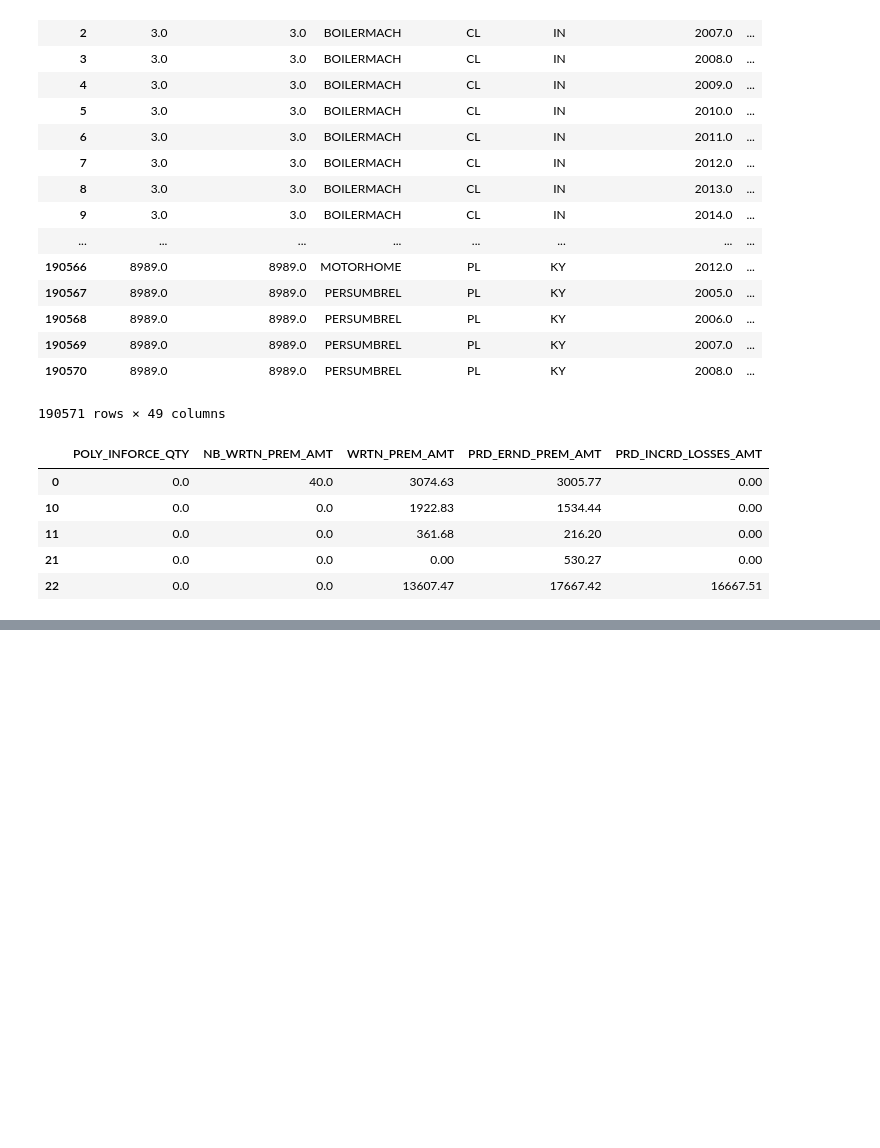
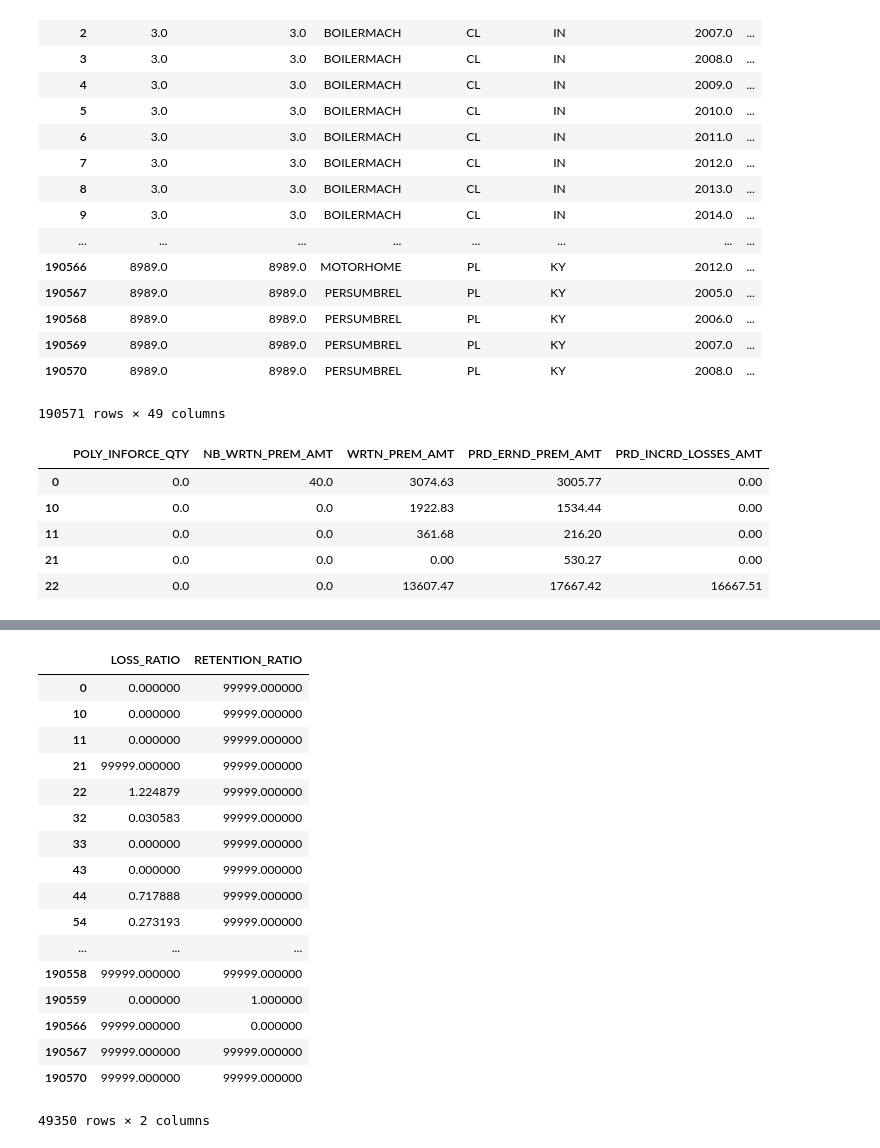
Before and after one commit to MKet/ADS3_Project, a Jupyter notebook: Proftaak.ipynb, the cells around one changed output, grey strips where cells are left out. Cells and saved outputs as stored; diff of their text form; code cells hidden in the pictures; blank space fills up the shorter version.

```diff
--- a/Proftaak.ipynb
+++ b/Proftaak.ipynb
@@ -93,0 +94,2 @@ df_filtered[recal].head(5)
+# %%
+df_old = df_filtered #Copy of the dataset for testing
@@ -93,0 +109,21 @@ df_filtered[recal].head(5)
+# %%
+df_old[["LOSS_RATIO", "RETENTION_RATIO"]]
+# %% [output]
+|  | LOSS_RATIO | RETENTION_RATIO |
+| 0 | 0.000000 | 99999.000000 |
+| 10 | 0.000000 | 99999.000000 |
+| 11 | 0.000000 | 99999.000000 |
+| 21 | 99999.000000 | 99999.000000 |
+| 22 | 1.224879 | 99999.000000 |
+| 32 | 0.030583 | 99999.000000 |
+| 33 | 0.000000 | 99999.000000 |
+| 43 | 0.000000 | 99999.000000 |
+| 44 | 0.717888 | 99999.000000 |
+| 54 | 0.273193 | 99999.000000 |
+| ... | ... | ... |
+| 190558 | 99999.000000 | 99999.000000 |
+| 190559 | 0.000000 | 1.000000 |
+| 190566 | 99999.000000 | 0.000000 |
+| 190567 | 99999.000000 | 99999.000000 |
+| 190570 | 99999.000000 | 99999.000000 |
+49350 rows × 2 columns
```
Also changed, not shown: parts of 4 cells of this notebook.
